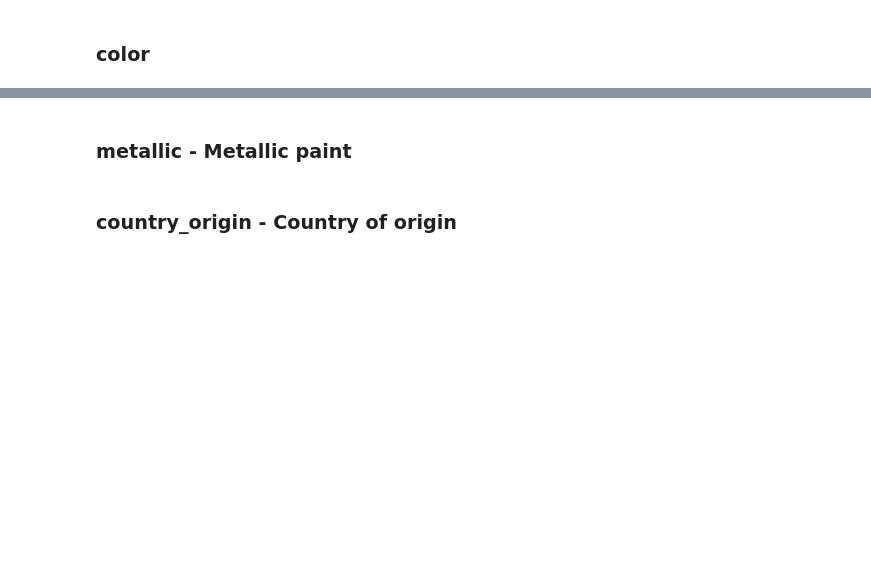
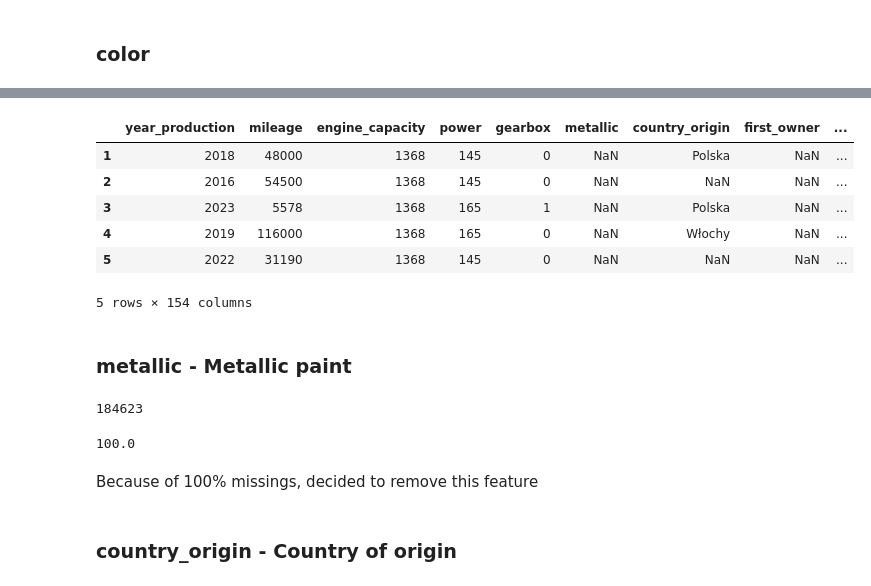
Before and after one commit to KarolinaSolarska/Predictive-Analytics-for-Car-Pricing, a Jupyter notebook: 2. Data cleaning.ipynb, the cells around one changed output, grey strips where cells are left out. Cells and saved outputs as stored; diff of their text form; code cells hidden in the pictures; blank space fills up the shorter version.

```diff
--- a/2. Data cleaning.ipynb
+++ b/2. Data cleaning.ipynb
@@ -733,2 +805,30 @@ data.head()
+# %%
+# Perform one-hot encoding
+data = pd.get_dummies(data, columns=['color'])
+
+# Remove the prefix from the column names
+data.columns = data.columns.str.replace('color_', '')
+# %%
+data.head()
+# %% [output]
+|  | year_production | mileage | engine_capacity | power | gearbox | metallic | country_origin | first_owner | ... |
+| 1 | 2018 | 48000 | 1368 | 145 | 0 | NaN | Polska | NaN | ... |
+| 2 | 2016 | 54500 | 1368 | 145 | 0 | NaN | NaN | NaN | ... |
+| 3 | 2023 | 5578 | 1368 | 165 | 1 | NaN | Polska | NaN | ... |
+| 4 | 2019 | 116000 | 1368 | 165 | 0 | NaN | Włochy | NaN | ... |
+| 5 | 2022 | 31190 | 1368 | 145 | 0 | NaN | NaN | NaN | ... |
+5 rows × 154 columns
 # %% [markdown]
 ### metallic - Metallic paint
+# %%
+# Count the number of missing values
+data['metallic'].isna().sum()
+# %% [output]
+184623
+# %%
+# Calculate the percentage of missing values
+data['metallic'].isna().sum() / len(data) * 100
+# %% [output]
+100.0
+# %% [markdown]
+Because of 100% missings, decided to remove this feature
```
Also changed, not shown: parts of 18 cells of this notebook.
